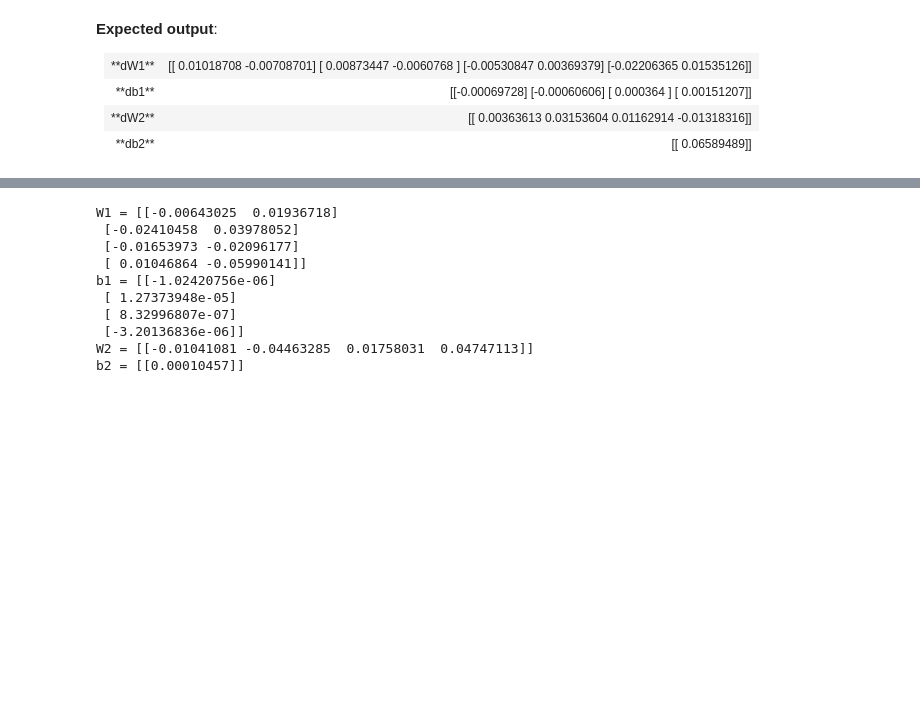
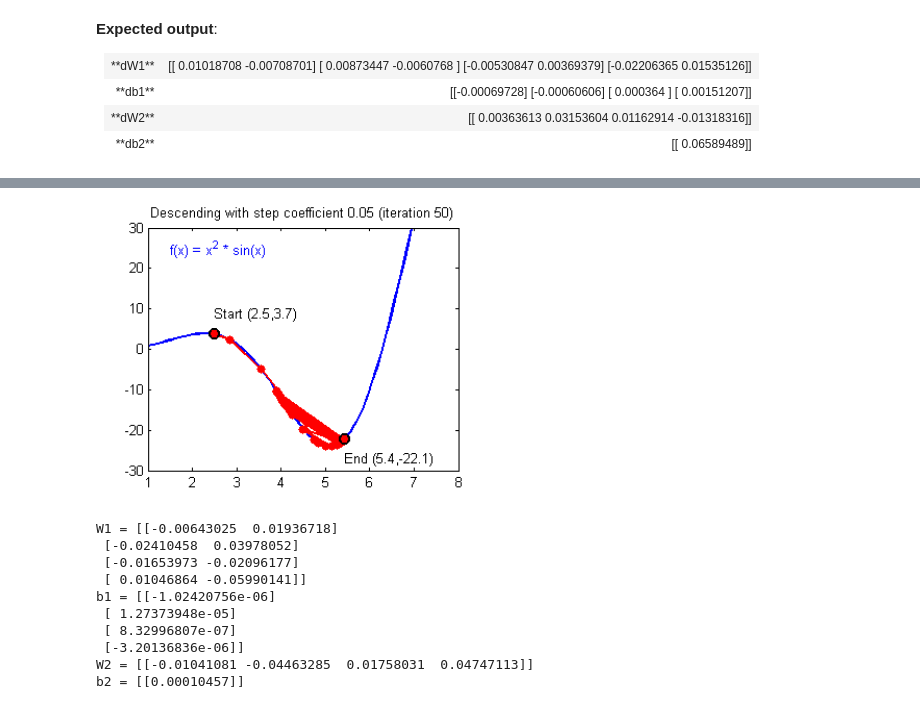
Before and after one commit to MortezaKamrani/ML, a Jupyter notebook: C1 Neural Networks and Deep Learning/Week3/MyPlanar data classification with one hidden layer.ipynb, the cells around one changed output, grey strips where cells are left out. Drawn from its saved outputs; the diff is of its cells as text; code cells hidden in the pictures; blank space fills up the shorter version.

```diff
--- a/C1 Neural Networks and Deep Learning/Week3/MyPlanar data classification with one hidden layer.ipynb
+++ b/C1 Neural Networks and Deep Learning/Week3/MyPlanar data classification with one hidden layer.ipynb
@@ -594,4 +596,9 @@ db2 = [[0.06589489]]
 <img src="images/sgd.gif" style="width:400;height:400;"> <img src="images/sgd_bad.gif" style="width:400;height:400;">
+# %%
+display.Image("images/sgd.gif", width=400, height=400)
+display.Image("images/sgd_bad.gif", width=400, height=400)
+# %% [output]
+[figure, added]
 # %%
 # GRADED FUNCTION: update_parameters
 
```
Also changed, not shown: parts of 6 cells of this notebook, 1 other file.
